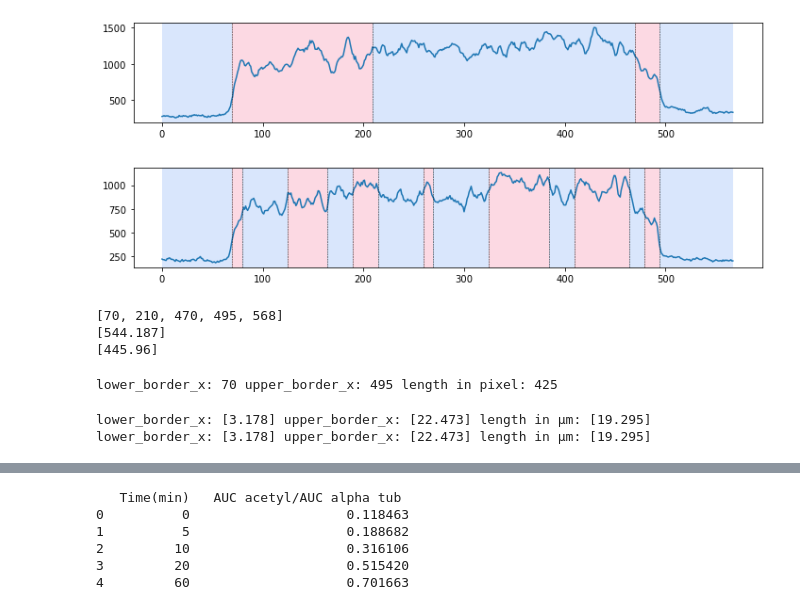
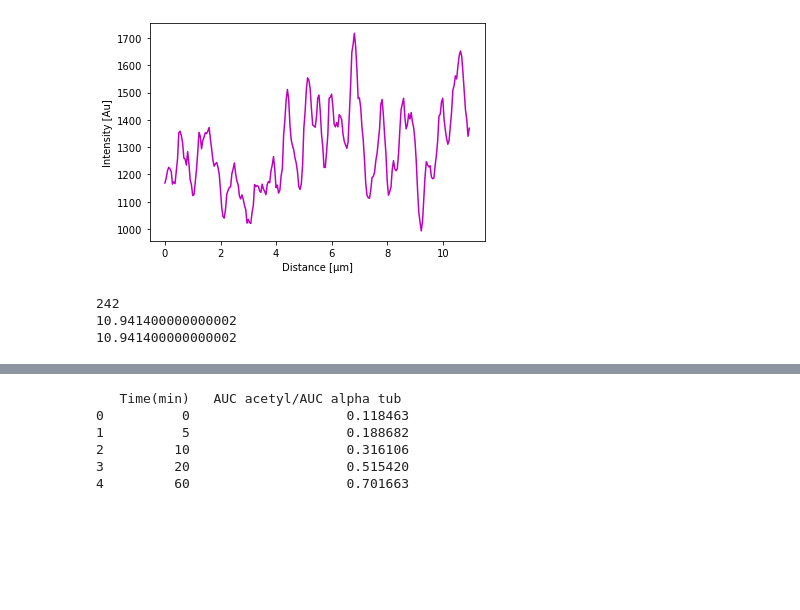
Before and after one commit to stockCl/AcetylationMT, a Jupyter notebook: Processing_Intensity_Data_essential_and_plot_code.ipynb, the cells around one changed output, grey strips where cells are left out. Drawn from its saved outputs; the diff is of its cells as text; code cells hidden in the pictures; blank space fills up the shorter version.

```diff
--- a/Processing_Intensity_Data_essential_and_plot_code.ipynb
+++ b/Processing_Intensity_Data_essential_and_plot_code.ipynb
@@ -98,59 +90,21 @@ print(Data_568)
-# %%
-#detection of changepoint
-#alphatubulin Start and End Microtubule
-algo_new=rpt.Dynp(model="rbf").fit_predict(array_568,n_bkps=4) #works definetly better forn O Minutestax
-#algo3=rpt.Dynp(model="rbf").fit_predict(array_568,n_bkps=2)
-
-#Trying to detect patches in acetylation Intensity signal
-algo2=rpt.Pelt(model="rbf").fit_predict(array_488,1.1) # Increase penalty from 1.1 to achieve better fit for acetylated Data
-#  fit_predict(self, signal, pen) # Fit to the signal and return the optimal breakpoints. Helper method to call fit and predict once
-
-# display
-rpt.display(array_568[:,1],algo_new,algo_new, computed_chg_pts_linewidth=0.5)
-
-rpt.display(array_488[:,1],algo2, algo2,computed_chg_pts_linewidth=0.5)
-#just selects the intensity values for the display function of rupture
-
-#costfunction with penalty 800 aber ohne determination of number of changepoints for acetylated signal patches
-#minimum distance between changepoints
-# ein parameter ändern und dann vergleichen
-plt.show()
-print(algo_new)
-print(array_568[70:71,1])
-print(array_488[70:71,1])
-# %% [output]
-[figure, removed]
-[figure, removed]
-[70, 210, 470, 495, 568]
-[544.187]
-[445.96]
-# %%
-l_border=algo_new[0]
-up_border=algo_new[len(algo_new)-2]
-leng_pix=up_border-algo_new[0]
-print("lower_border_x:", l_border, "upper_border_x:", up_border, "length in pixel:",leng_pix)
-# %% [output]
-lower_border_x: 70 upper_border_x: 495 length in pixel: 425
-# %%
-#Splitting the array based on the defined borders(=Microtubule start and end)
-n_ar_488_um= array_488_um[l_border:up_border+1,]#slicing the array based on the borders
-end= len(n_ar_488_um[:,0])
-leng_um=n_ar_488_um[end-1:end,2]-n_ar_488_um[0:1,2]
-#print(n_ar_488_um[end-1:end,0])
-l_border_um_48=n_ar_488_um[0:1,2]
-up_border_um_48=n_ar_488_um[end-1:end,2]
-print("lower_border_x:", l_border_um_48, "upper_border_x:", up_border_um_48, "length in µm:",leng_um )
-
-n_ar_568_um= array_568_um[l_border:up_border+1,]#slicing the array based on the borders
-leng_um_568=n_ar_568_um[end-1:end,2]-n_ar_568_um[0:1,2]
-l_border_um_568=n_ar_568_um[0:1,2]
-up_border_um_568=n_ar_568_um[end-1:end,2]
-print("lower_border_x:", l_border_um_568, "upper_border_x:", up_border_um_568, "length in µm:",leng_um_568 )
-
-#print(n_ar_488_um[:,1])
-# %% [output]
-lower_border_x: [3.178] upper_border_x: [22.473] length in µm: [19.295]
-lower_border_x: [3.178] upper_border_x: [22.473] length in µm: [19.295]
+# %%
+plt.plot(Data_488.iloc[:,2],Data_488.iloc[:,1], c="m")
+plt.xlabel("Distance [µm]")
+plt.ylabel("Intensity [Au]")
+plt.savefig('Mtlattice_acetylation.png')
+# %% [output]
+[figure, added]
+# %%
+leng_pix= len(array_488_um[:,0])
+leng_um=float(array_488_um[leng_pix-1:leng_pix,2]-array_488_um[0:1,2])
+s_leng_um=str(leng_um)
+print(leng_pix)
+print(leng_um)
+print(s_leng_um)
+# %% [output]
+242
+10.941400000000002
+10.941400000000002
 # %%
 #integral = nump.trapz(array_488[:,1], array_488[:,0])
 #print(integral)
```
Also changed, not shown: parts of 12 cells of this notebook.
